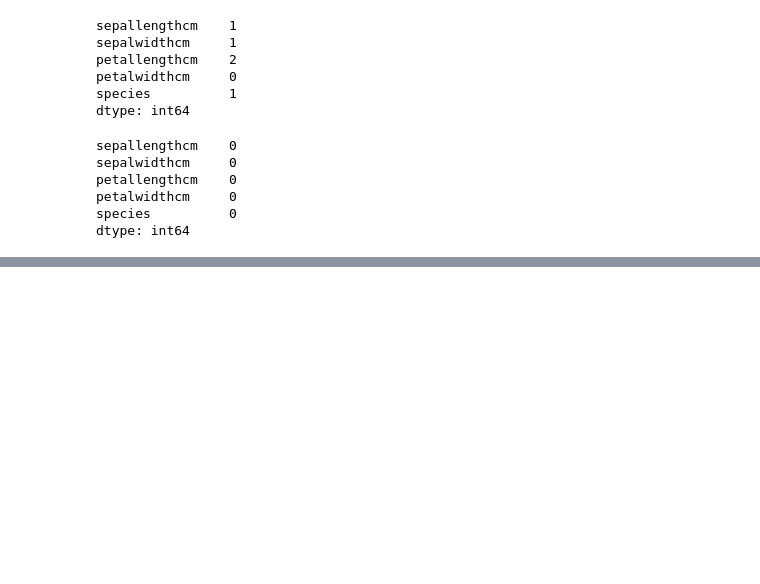
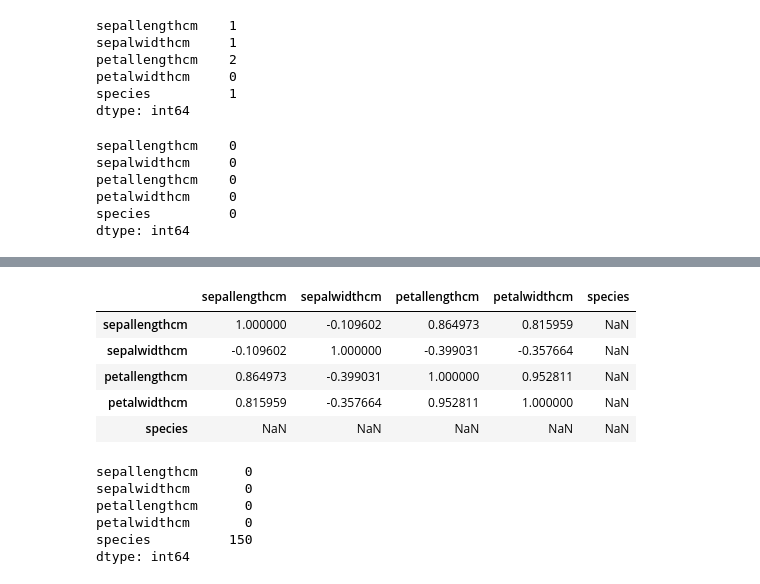
Before and after one commit to Foster-Asare/ml_iris_prediction, a Jupyter notebook: loading_iris_dataset.ipynb, the cells around one changed output, grey strips where cells are left out. Saved outputs shown, nothing was run; the diff lists cells and outputs as text; code cells hidden in the pictures; blank space fills up the shorter version.

```diff
--- a/loading_iris_dataset.ipynb
+++ b/loading_iris_dataset.ipynb
@@ -204,0 +234,14 @@ iris_df.to_csv('cleansed_iris_dataset', index=False)
+# %%
+## computing the correlation
+
+numerical_data = iris_df.select_dtypes(exclude=[object])
+# %%
+corr_matrix = numerical_data.corr()
+corr_matrix
+# %% [output]
+|  | sepallengthcm | sepalwidthcm | petallengthcm | petalwidthcm | species |
+| sepallengthcm | 1.000000 | -0.109602 | 0.864973 | 0.815959 | NaN |
+| sepalwidthcm | -0.109602 | 1.000000 | -0.399031 | -0.357664 | NaN |
+| petallengthcm | 0.864973 | -0.399031 | 1.000000 | 0.952811 | NaN |
+| petalwidthcm | 0.815959 | -0.357664 | 0.952811 | 1.000000 | NaN |
+| species | NaN | NaN | NaN | NaN | NaN |
@@ -204,0 +250,9 @@ iris_df.to_csv('cleansed_iris_dataset', index=False)
+# %%
+iris_df.isnull().sum()
+# %% [output]
+sepallengthcm      0
+sepalwidthcm       0
+petallengthcm      0
+petalwidthcm       0
+species          150
+dtype: int64
```
Also changed, not shown: parts of 7 cells of this notebook.
